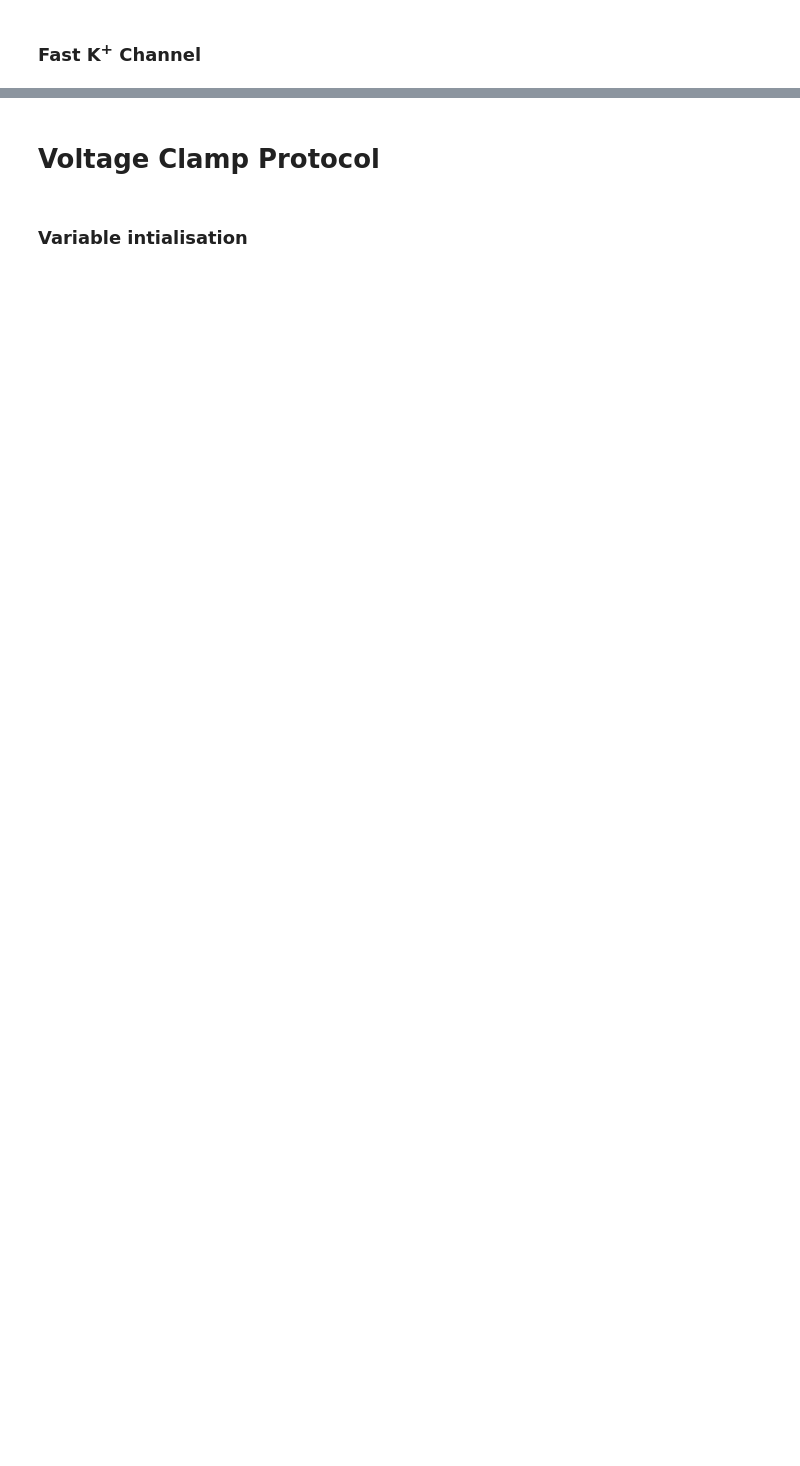
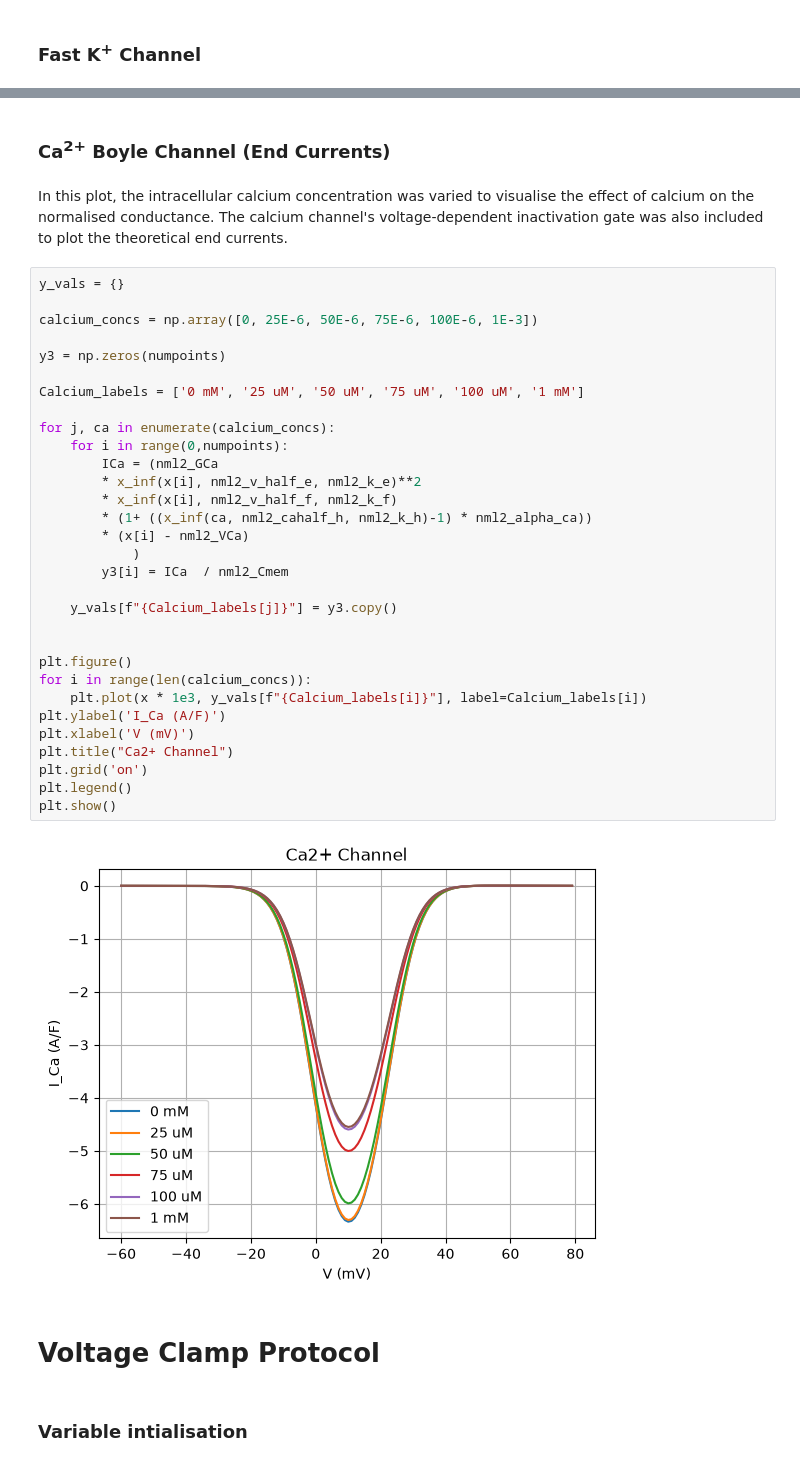
Before and after one commit to openworm/muscle_model, a Jupyter notebook: NeuroML2/Explore.ipynb, the cells around one changed output, grey strips where cells are left out. Cells and saved outputs as stored; diff of their text form; blank space fills up the shorter version.

```diff
--- a/NeuroML2/Explore.ipynb
+++ b/NeuroML2/Explore.ipynb
@@ -173,3 +198,40 @@ plt.grid('on')
+# %% [markdown]
+### Ca<sup>2+</sup> Boyle Channel (End Currents)
+# %% [markdown]
+In this plot, the intracellular calcium concentration was varied to visualise the effect of calcium on the normalised conductance. The calcium channel's voltage-dependent inactivation gate was also included to plot the theoretical end currents.
+# %%
+y_vals = {}
+
+calcium_concs = np.array([0, 25E-6, 50E-6, 75E-6, 100E-6, 1E-3])
+
+y3 = np.zeros(numpoints)
+
+Calcium_labels = ['0 mM', '25 uM', '50 uM', '75 uM', '100 uM', '1 mM']
+
+for j, ca in enumerate(calcium_concs):
+    for i in range(0,numpoints):
+        ICa = (nml2_GCa
+        * x_inf(x[i], nml2_v_half_e, nml2_k_e)**2
+        * x_inf(x[i], nml2_v_half_f, nml2_k_f)
+        * (1+ ((x_inf(ca, nml2_cahalf_h, nml2_k_h)-1) * nml2_alpha_ca))
+        * (x[i] - nml2_VCa)
+            )
+        y3[i] = ICa  / nml2_Cmem
+
+    y_vals[f"{Calcium_labels[j]}"] = y3.copy()
+
+
+plt.figure()
+for i in range(len(calcium_concs)):
+    plt.plot(x * 1e3, y_vals[f"{Calcium_labels[i]}"], label=Calcium_labels[i])
+plt.ylabel('I_Ca (A/F)')
+plt.xlabel('V (mV)')
+plt.title("Ca2+ Channel")
+plt.grid('on')
+plt.legend()
+plt.show()
+# %% [output]
+[figure, added]
 # %% [markdown]
 # Voltage Clamp Protocol
 # %% [markdown]
```
Also changed, not shown: parts of 17 cells of this notebook.
